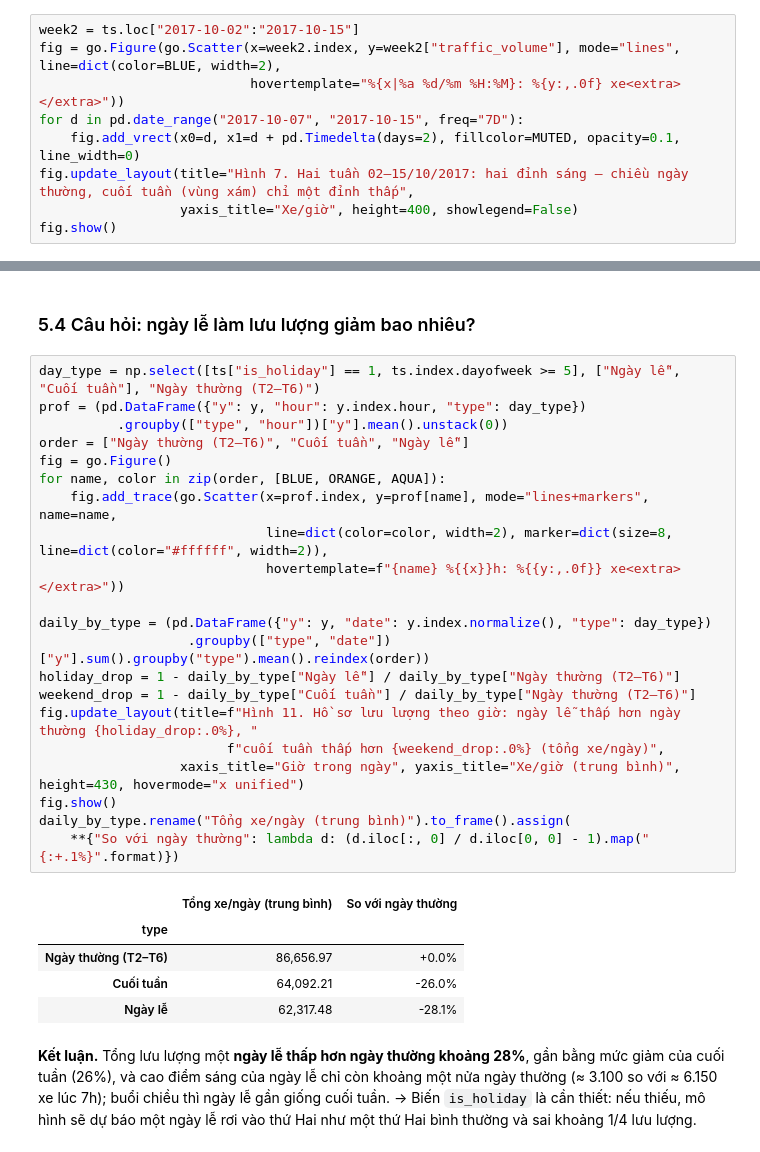
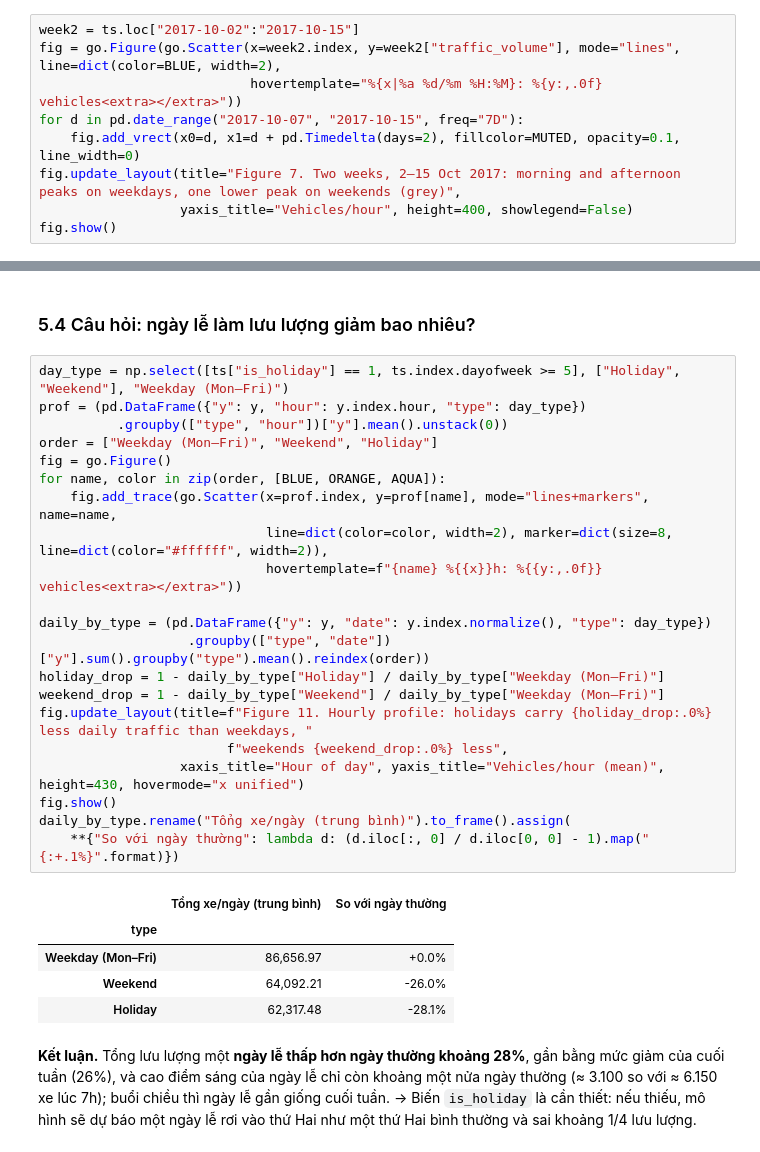
Before and after one commit to trthminh/CO5177, a Jupyter notebook: notebooks/timeseries.ipynb, the cells around one changed output, grey strips where cells are left out. Drawn from its saved outputs; the diff is of its cells as text.

```diff
--- a/notebooks/timeseries.ipynb
+++ b/notebooks/timeseries.ipynb
@@ -456,11 +456,11 @@ fig.show()
 # %%
 week2 = ts.loc["2017-10-02":"2017-10-15"]
 fig = go.Figure(go.Scatter(x=week2.index, y=week2["traffic_volume"], mode="lines", line=dict(color=BLUE, width=2),
-                           hovertemplate="%{x|%a %d/%m %H:%M}: %{y:,.0f} xe<extra></extra>"))
+                           hovertemplate="%{x|%a %d/%m %H:%M}: %{y:,.0f} vehicles<extra></extra>"))
 for d in pd.date_range("2017-10-07", "2017-10-15", freq="7D"):
     fig.add_vrect(x0=d, x1=d + pd.Timedelta(days=2), fillcolor=MUTED, opacity=0.1, line_width=0)
-fig.update_layout(title="Hình 7. Hai tuần 02–15/10/2017: hai đỉnh sáng – chiều ngày thường, cuối tuần (vùng xám) chỉ một đỉnh thấp",
-                  yaxis_title="Xe/giờ", height=400, showlegend=False)
+fig.update_layout(title="Figure 7. Two weeks, 2–15 Oct 2017: morning and afternoon peaks on weekdays, one lower peak on weekends (grey)",
+                  yaxis_title="Vehicles/hour", height=400, showlegend=False)
 fig.show()
 # %% [markdown]
 ### 5.2 Phân phối của biến mục tiêu
@@ -515,32 +515,32 @@ Chênh lệch giữa giờ cao nhất và thấp nhất: 14.5 lần (16h vs 3h)
 # %% [markdown]
 ### 5.4 Câu hỏi: ngày lễ làm lưu lượng giảm bao nhiêu?
 # %%
-day_type = np.select([ts["is_holiday"] == 1, ts.index.dayofweek >= 5], ["Ngày lễ", "Cuối tuần"], "Ngày thường (T2–T6)")
+day_type = np.select([ts["is_holiday"] == 1, ts.index.dayofweek >= 5], ["Holiday", "Weekend"], "Weekday (Mon–Fri)")
 prof = (pd.DataFrame({"y": y, "hour": y.index.hour, "type": day_type})
           .groupby(["type", "hour"])["y"].mean().unstack(0))
-order = ["Ngày thường (T2–T6)", "Cuối tuần", "Ngày lễ"]
+order = ["Weekday (Mon–Fri)", "Weekend", "Holiday"]
 fig = go.Figure()
 for name, color in zip(order, [BLUE, ORANGE, AQUA]):
     fig.add_trace(go.Scatter(x=prof.index, y=prof[name], mode="lines+markers", name=name,
                              line=dict(color=color, width=2), marker=dict(size=8, line=dict(color="#ffffff", width=2)),
-                             hovertemplate=f"{name} %{{x}}h: %{{y:,.0f}} xe<extra></extra>"))
+                             hovertemplate=f"{name} %{{x}}h: %{{y:,.0f}} vehicles<extra></extra>"))
 
 daily_by_type = (pd.DataFrame({"y": y, "date": y.index.normalize(), "type": day_type})
                    .groupby(["type", "date"])["y"].sum().groupby("type").mean().reindex(order))
-holiday_drop = 1 - daily_by_type["Ngày lễ"] / daily_by_type["Ngày thường (T2–T6)"]
-weekend_drop = 1 - daily_by_type["Cuối tuần"] / daily_by_type["Ngày thường (T2–T6)"]
-fig.update_layout(title=f"Hình 11. Hồ sơ lưu lượng theo giờ: ngày lễ thấp hơn ngày thường {holiday_drop:.0%}, "
-                        f"cuối tuần thấp hơn {weekend_drop:.0%} (tổng xe/ngày)",
-                  xaxis_title="Giờ trong ngày", yaxis_title="Xe/giờ (trung bình)", height=430, hovermode="x unified")
+holiday_drop = 1 - daily_by_type["Holiday"] / daily_by_type["Weekday (Mon–Fri)"]
+weekend_drop = 1 - daily_by_type["Weekend"] / daily_by_type["Weekday (Mon–Fri)"]
+fig.update_layout(title=f"Figure 11. Hourly profile: holidays carry {holiday_drop:.0%} less daily traffic than weekdays, "
+                        f"weekends {weekend_drop:.0%} less",
+                  xaxis_title="Hour of day", yaxis_title="Vehicles/hour (mean)", height=430, hovermode="x unified")
 fig.show()
 daily_by_type.rename("Tổng xe/ngày (trung bình)").to_frame().assign(
     **{"So với ngày thường": lambda d: (d.iloc[:, 0] / d.iloc[0, 0] - 1).map("{:+.1%}".format)})
 # %% [output]
 |  | Tổng xe/ngày (trung bình) | So với ngày thường |
 | type |  |  |
-| Ngày thường (T2–T6) | 86,656.97 | +0.0% |
-| Cuối tuần | 64,092.21 | -26.0% |
-| Ngày lễ | 62,317.48 | -28.1% |
+| Weekday (Mon–Fri) | 86,656.97 | +0.0% |
+| Weekend | 64,092.21 | -26.0% |
+| Holiday | 62,317.48 | -28.1% |
 # %% [markdown]
 **Kết luận.** Tổng lưu lượng một **ngày lễ thấp hơn ngày thường khoảng 28%**, gần bằng mức giảm của cuối tuần (26%), và cao điểm sáng của ngày lễ chỉ còn khoảng một nửa ngày thường (≈ 3.100 so với ≈ 6.150 xe lúc 7h); buổi chiều thì ngày lễ gần giống cuối tuần. → Biến `is_holiday` là cần thiết: nếu thiếu, mô hình sẽ dự báo một ngày lễ rơi vào thứ Hai như một thứ Hai bình thường và sai khoảng 1/4 lưu lượng.
 # %% [markdown]
```
Also changed, not shown: parts of 21 cells of this notebook.
